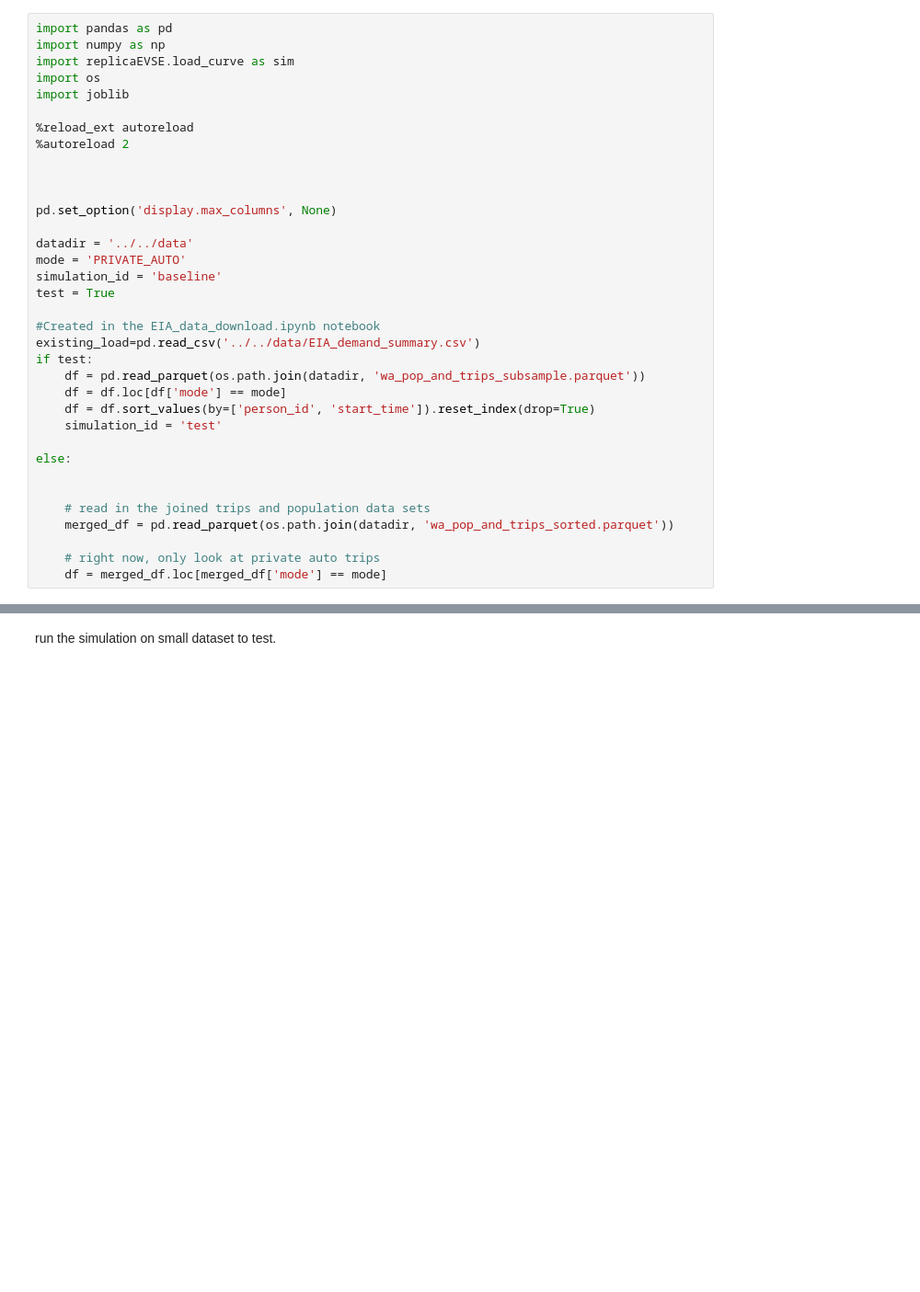
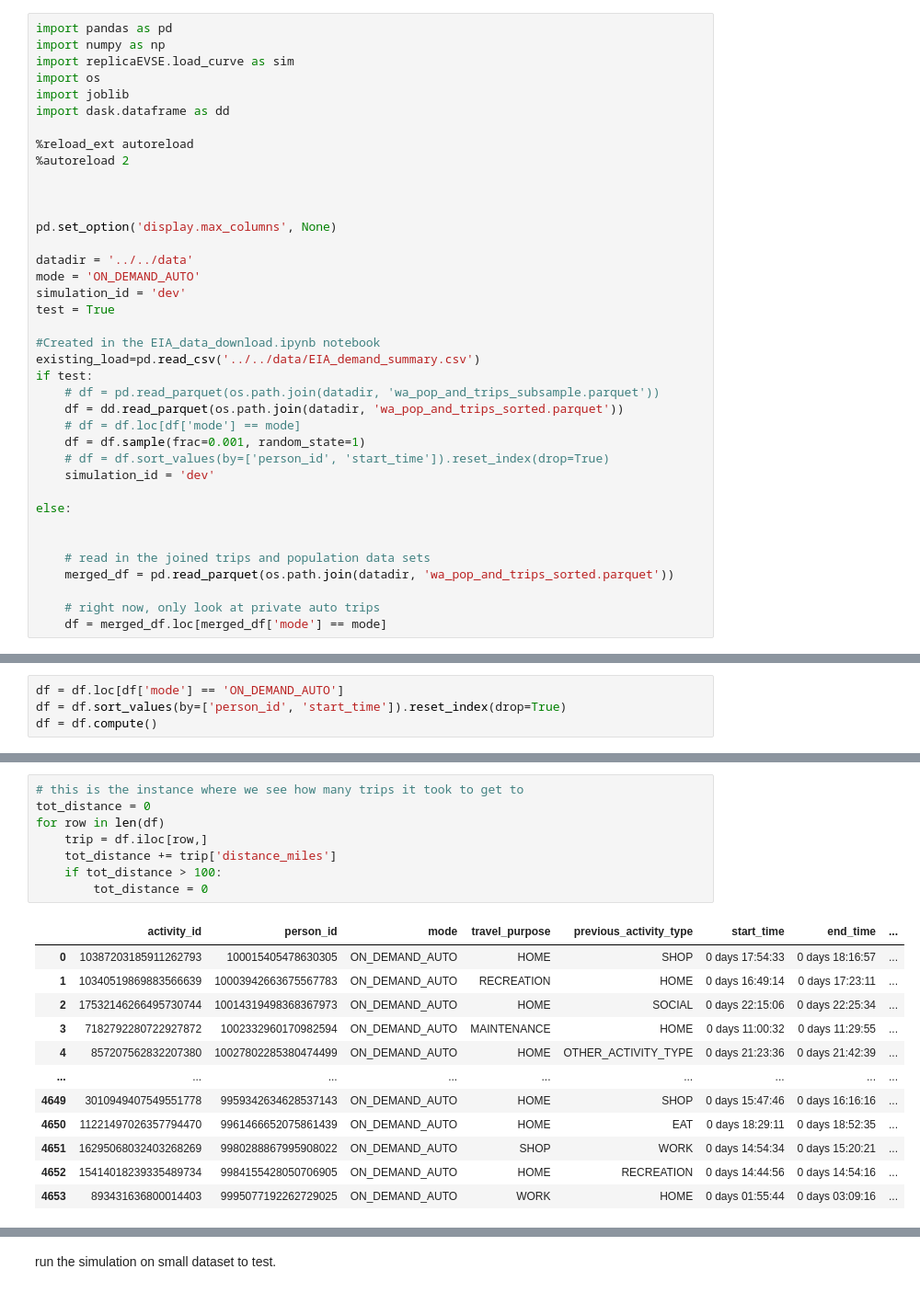
Before and after one commit to rmi-mobility-data-science/replicaEVSE, a Jupyter notebook: notebooks/4_run_simulation.ipynb, the cells around one changed output, grey strips where cells are left out. Shown: that part at 92% size. Cells and saved outputs as stored; diff of their text form; blank space fills up the shorter version.

```diff
--- a/notebooks/4_run_simulation.ipynb
+++ b/notebooks/4_run_simulation.ipynb
@@ -9,6 +8,7 @@ import numpy as np
 import replicaEVSE.load_curve as sim
 import os
 import joblib
+import dask.dataframe as dd
 
 %reload_ext autoreload
 %autoreload 2
@@ -18,17 +18,19 @@ import joblib
 pd.set_option('display.max_columns', None)
 
 datadir = '../../data'
-mode = 'PRIVATE_AUTO'
-simulation_id = 'baseline'
+mode = 'ON_DEMAND_AUTO'
+simulation_id = 'dev'
 test = True
 
 #Created in the EIA_data_download.ipynb notebook
 existing_load=pd.read_csv('../../data/EIA_demand_summary.csv')
 if test:
-    df = pd.read_parquet(os.path.join(datadir, 'wa_pop_and_trips_subsample.parquet'))
-    df = df.loc[df['mode'] == mode]
-    df = df.sort_values(by=['person_id', 'start_time']).reset_index(drop=True)
-    simulation_id = 'test'
+    # df = pd.read_parquet(os.path.join(datadir, 'wa_pop_and_trips_subsample.parquet'))
+    df = dd.read_parquet(os.path.join(datadir, 'wa_pop_and_trips_sorted.parquet'))
+    # df = df.loc[df['mode'] == mode]
+    df = df.sample(frac=0.001, random_state=1)
+    # df = df.sort_values(by=['person_id', 'start_time']).reset_index(drop=True)
+    simulation_id = 'dev'
 
 else:
 
@@ -56,0 +55,4 @@ df
+# %%
+df = df.loc[df['mode'] == 'ON_DEMAND_AUTO']
+df = df.sort_values(by=['person_id', 'start_time']).reset_index(drop=True)
+df = df.compute()
@@ -56,0 +61,21 @@ df
+# %%
+# this is the instance where we see how many trips it took to get to
+tot_distance = 0
+for row in len(df)
+    trip = df.iloc[row,]
+    tot_distance += trip['distance_miles']
+    if tot_distance > 100:
+        tot_distance = 0
+# %% [output]
+|  | activity_id | person_id | mode | travel_purpose | previous_activity_type | start_time | end_time | ... |
+| 0 | 10387203185911262793 | 100015405478630305 | ON_DEMAND_AUTO | HOME | SHOP | 0 days 17:54:33 | 0 days 18:16:57 | ... |
+| 1 | 10340519869883566639 | 10003942663675567783 | ON_DEMAND_AUTO | RECREATION | HOME | 0 days 16:49:14 | 0 days 17:23:11 | ... |
+| 2 | 17532146266495730744 | 10014319498368367973 | ON_DEMAND_AUTO | HOME | SOCIAL | 0 days 22:15:06 | 0 days 22:25:34 | ... |
+| 3 | 7182792280722927872 | 1002332960170982594 | ON_DEMAND_AUTO | MAINTENANCE | HOME | 0 days 11:00:32 | 0 days 11:29:55 | ... |
+| 4 | 857207562832207380 | 10027802285380474499 | ON_DEMAND_AUTO | HOME | OTHER_ACTIVITY_TYPE | 0 days 21:23:36 | 0 days 21:42:39 | ... |
+| ... | ... | ... | ... | ... | ... | ... | ... | ... |
+| 4649 | 3010949407549551778 | 9959342634628537143 | ON_DEMAND_AUTO | HOME | SHOP | 0 days 15:47:46 | 0 days 16:16:16 | ... |
+| 4650 | 11221497026357794470 | 9961466652075861439 | ON_DEMAND_AUTO | HOME | EAT | 0 days 18:29:11 | 0 days 18:52:35 | ... |
+| 4651 | 16295068032403268269 | 9980288867995908022 | ON_DEMAND_AUTO | SHOP | WORK | 0 days 14:54:34 | 0 days 15:20:21 | ... |
+| 4652 | 15414018239335489734 | 9984155428050706905 | ON_DEMAND_AUTO | HOME | RECREATION | 0 days 14:44:56 | 0 days 14:54:16 | ... |
+| 4653 | 893431636800014403 | 9995077192262729025 | ON_DEMAND_AUTO | WORK | HOME | 0 days 01:55:44 | 0 days 03:09:16 | ... |
```
Also changed, not shown: parts of 5 cells of this notebook, 2 other files.
